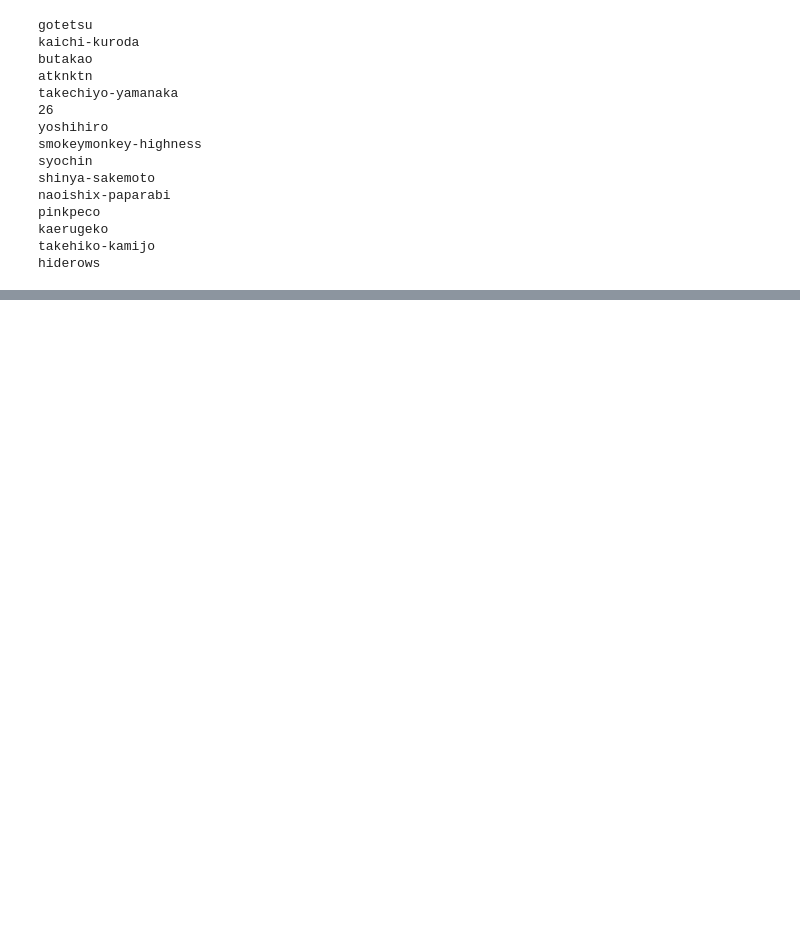
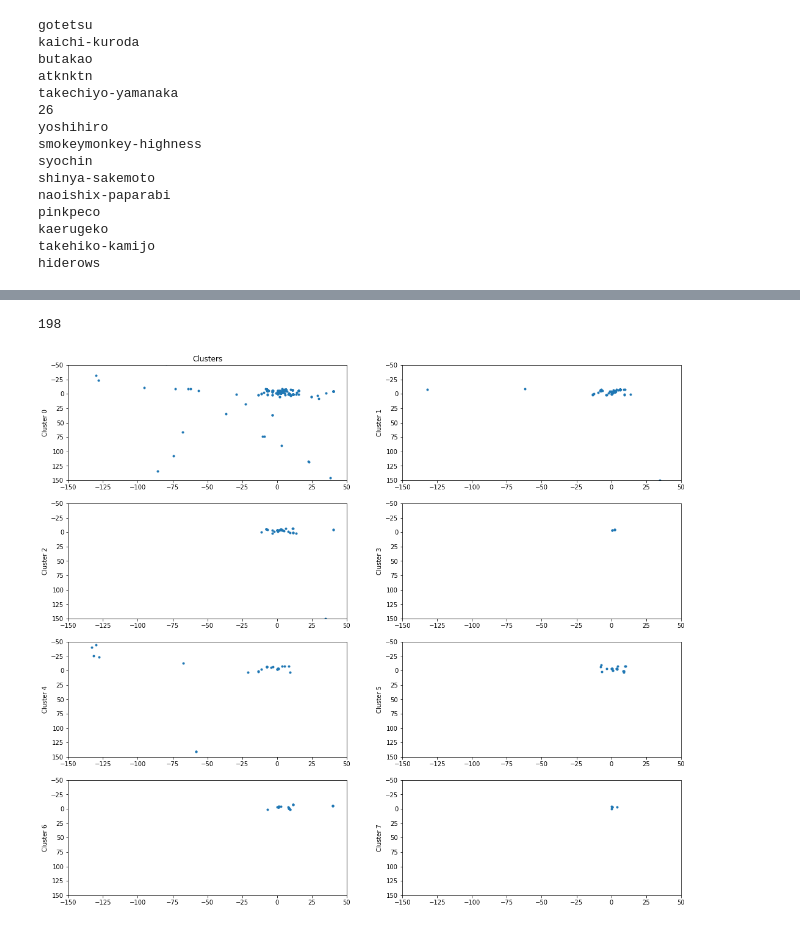
Before and after one commit to Magica-Chen/social-predictability, a Jupyter notebook: Social Dependence Kelty.ipynb, the cells around one changed output, grey strips where cells are left out. Cells and saved outputs as stored; diff of their text form; code cells hidden in the pictures; blank space fills up the shorter version.

```diff
--- a/Social Dependence Kelty.ipynb
+++ b/Social Dependence Kelty.ipynb
@@ -286,4 +322,4 @@ TopAltersUsr0 = [3608, 5407,
 # %%
 MutInf = []
 for i in range(len(TopAltersUsr0))[1:]:
-    MutInf.append(normMutInf(TopAltersUsr0[:i],0))
+    MutInf.append(MutualInfMarg(TopAltersUsr0[:i],0,1))
@@ -382,0 +505,2 @@ hiderows
+# %%
+SocSpacialUsr0 = SocSpacialProb(0)
@@ -382,0 +539,27 @@ hiderows
+# %%
+len(SocSpacialUsr0[1][1][0])
+# %% [output]
+198
+# %%
+i=0
+fig=plt.figure(figsize=(18, 16))
+for clus in SocSpacialUsr0[1]:
+    plt.subplot(len(SocSpacialUsr0[1])/2, 2, i+1)
+    plt.plot(clus[0], clus[1], '.')
+    if i == 0:
+        plt.title('Clusters')
+    plt.ylabel('Cluster ' + str(i))
+    plt.xlim(-150,50)
+    plt.ylim(150,-50)
+    i+=1
+
+#plt.plot(xtest,ytest,'.')
+#,label = 'data of jump lengths')
+#plt.yscale('log')
+#plt.xscale('log')
+#plt.legend()
+#plt.xlim(-50,50)
+#plt.ylim(-50,50)
+plt.show()
+# %% [output]
+[figure, added]
```
Also changed, not shown: parts of 23 cells of this notebook.
